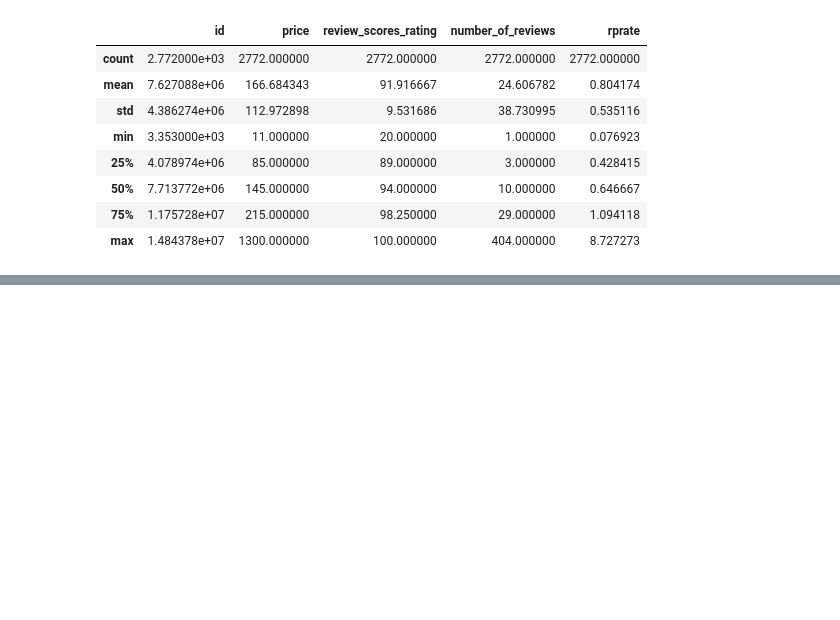
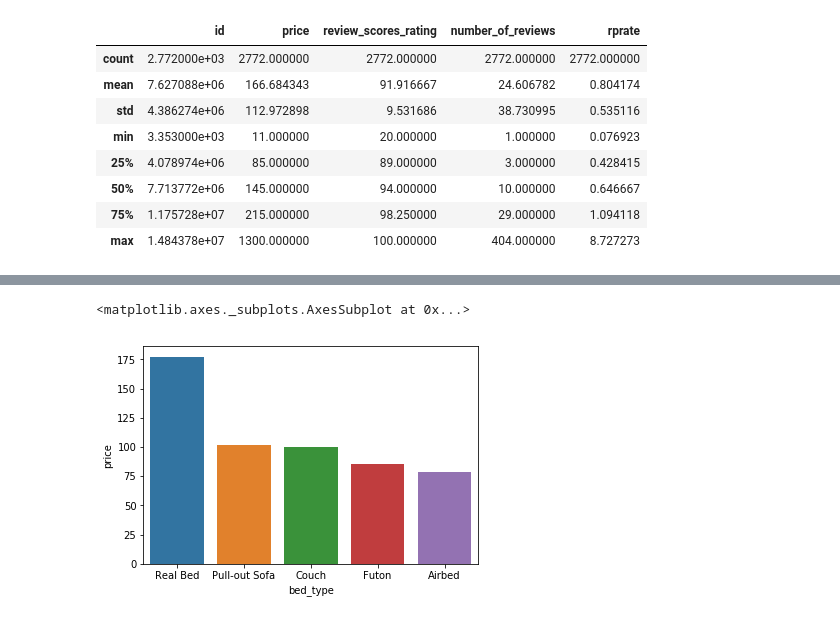
Before and after one commit to haataa/airbnb_finding, a Jupyter notebook: airbnb_findding.ipynb, the cells around one changed output, grey strips where cells are left out. Drawn from its saved outputs; the diff is of its cells as text; code cells hidden in the pictures; blank space fills up the shorter version.

```diff
--- a/airbnb_findding.ipynb
+++ b/airbnb_findding.ipynb
@@ -205,0 +225,8 @@ price_area = bs_listing.groupby('')
+# %%
+# price and bed_type
+price_bed_type = bs_listing_price.groupby('bed_type').mean()[['price']]
+price_bed_type.reset_index(inplace=True)
+sns.barplot(x='bed_type',y='price',data=price_bed_type.sort_values(by='price', ascending=False))
+# %% [output]
+<matplotlib.axes._subplots.AxesSubplot at 0x...>
+[figure, added]
```
Also changed, not shown: parts of 8 cells of this notebook.
